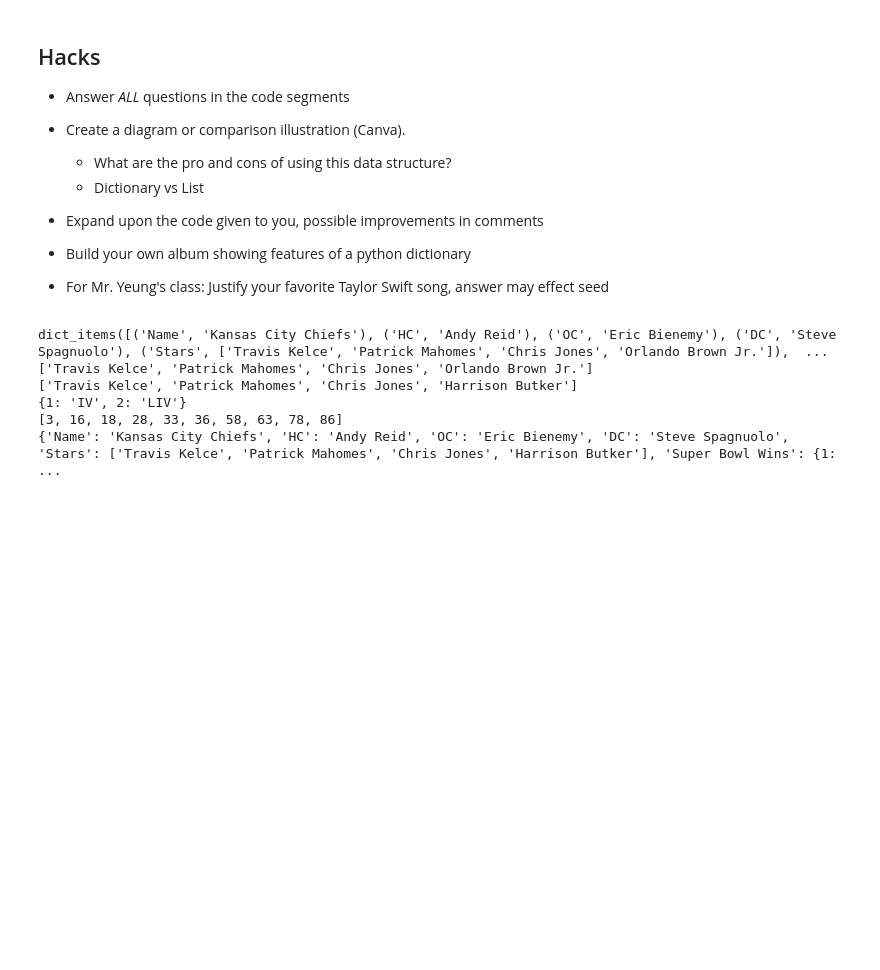
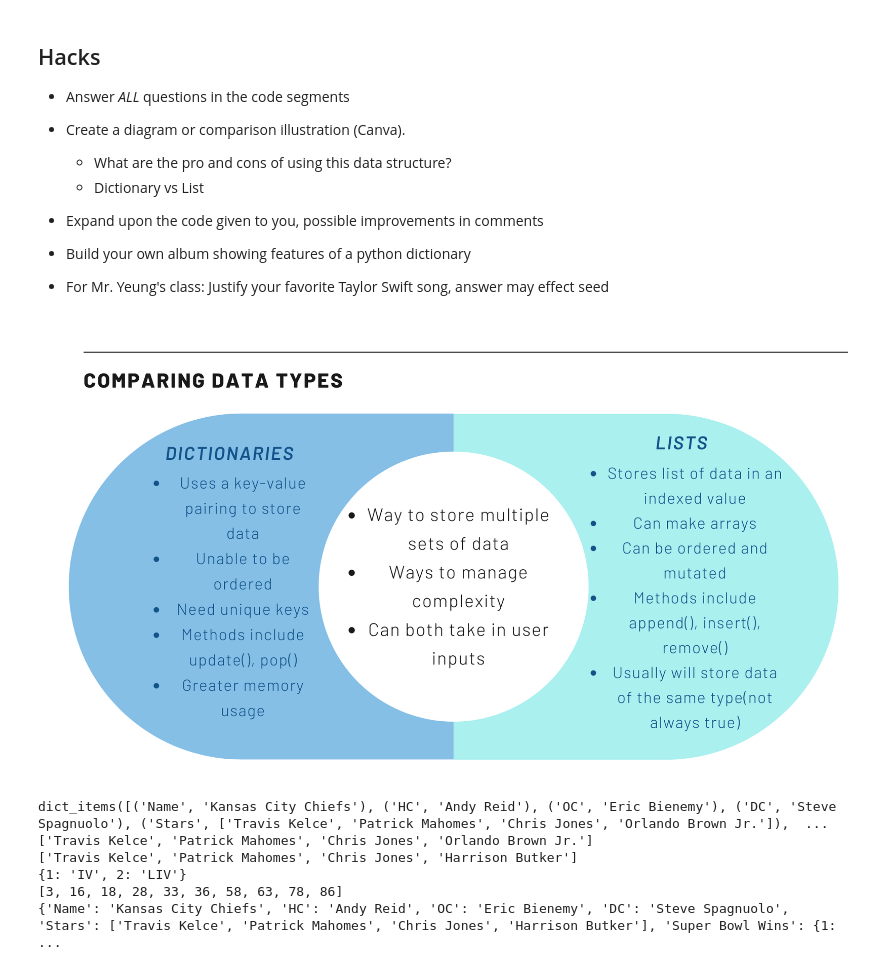
Before and after one commit to arnavk377/FirstFastPage, a Jupyter notebook: _notebooks/2023-03-29-DS-hashmaps.ipynb, the cells around one changed output. Saved outputs shown, nothing was run; the diff lists cells and outputs as text; code cells hidden in the pictures; blank space fills up the shorter version.

```diff
--- a/_notebooks/2023-03-29-DS-hashmaps.ipynb
+++ b/_notebooks/2023-03-29-DS-hashmaps.ipynb
@@ -188,6 +210,12 @@ producer
 - Build your own album showing features of a python dictionary
 
 - For Mr. Yeung's class: Justify your favorite Taylor Swift song, answer may effect seed
+# %%
+from IPython.display import Image
+comp_data = Image(filename='../images/compare_data.png')
+display(comp_data)
+# %% [output]
+[figure, added]
 # %%
 chiefs = {
     "Name": "Kansas City Chiefs",
```
Also changed, not shown: parts of 3 cells of this notebook, 3 other files.
